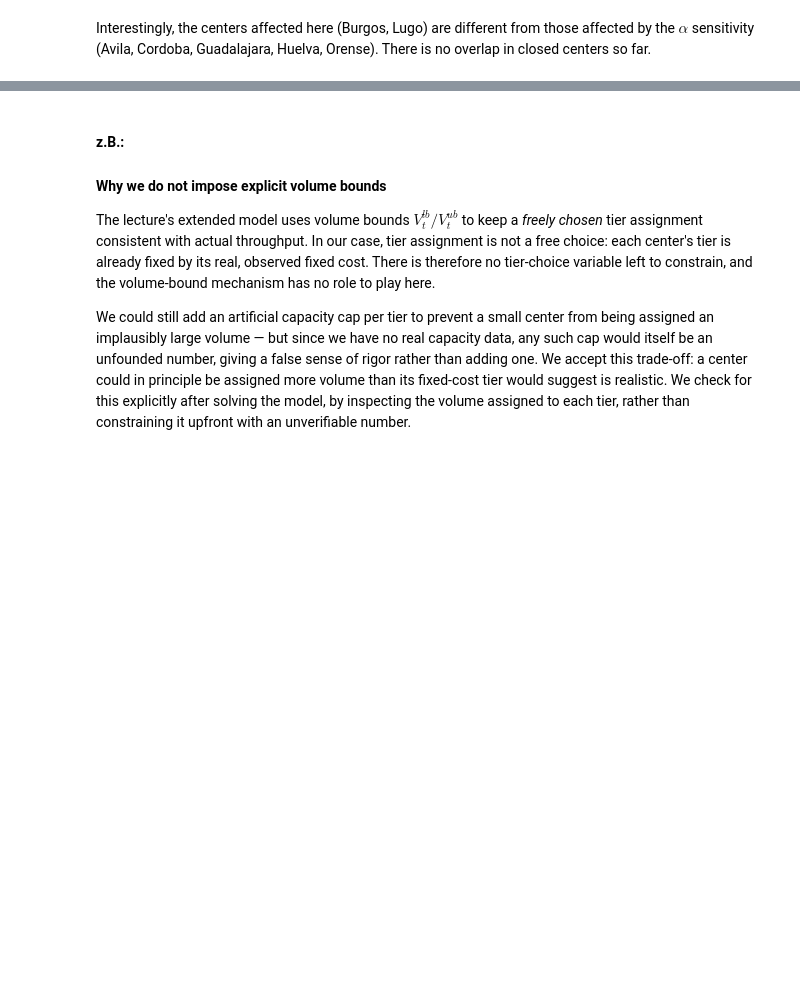
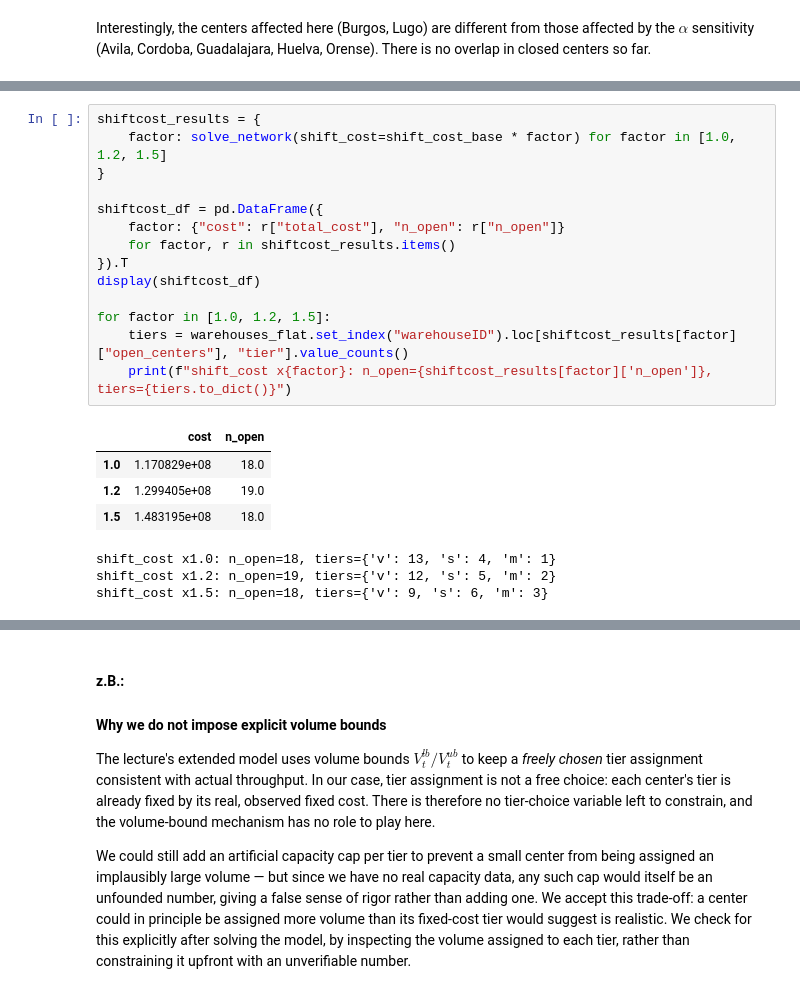
Before and after one commit to TimonLudwig1/case_study_3_d3, a Jupyter notebook: case_study.ipynb, the cells around one changed output, grey strips where cells are left out. Drawn from its saved outputs; the diff is of its cells as text; blank space fills up the shorter version.

```diff
--- a/case_study.ipynb
+++ b/case_study.ipynb
@@ -1475,0 +1486,22 @@ Interestingly, the centers affected here (Burgos, Lugo) are different from those
+# %%
+shiftcost_results = {
+    factor: solve_network(shift_cost=shift_cost_base * factor) for factor in [1.0, 1.2, 1.5]
+}
+
+shiftcost_df = pd.DataFrame({
+    factor: {"cost": r["total_cost"], "n_open": r["n_open"]}
+    for factor, r in shiftcost_results.items()
+}).T
+display(shiftcost_df)
+
+for factor in [1.0, 1.2, 1.5]:
+    tiers = warehouses_flat.set_index("warehouseID").loc[shiftcost_results[factor]["open_centers"], "tier"].value_counts()
+    print(f"shift_cost x{factor}: n_open={shiftcost_results[factor]['n_open']}, tiers={tiers.to_dict()}")
+# %% [output]
+|  | cost | n_open |
+| 1.0 | 1.170829e+08 | 18.0 |
+| 1.2 | 1.299405e+08 | 19.0 |
+| 1.5 | 1.483195e+08 | 18.0 |
+shift_cost x1.0: n_open=18, tiers={'v': 13, 's': 4, 'm': 1}
+shift_cost x1.2: n_open=19, tiers={'v': 12, 's': 5, 'm': 2}
+shift_cost x1.5: n_open=18, tiers={'v': 9, 's': 6, 'm': 3}
```
Also changed, not shown: parts of 17 cells of this notebook.
